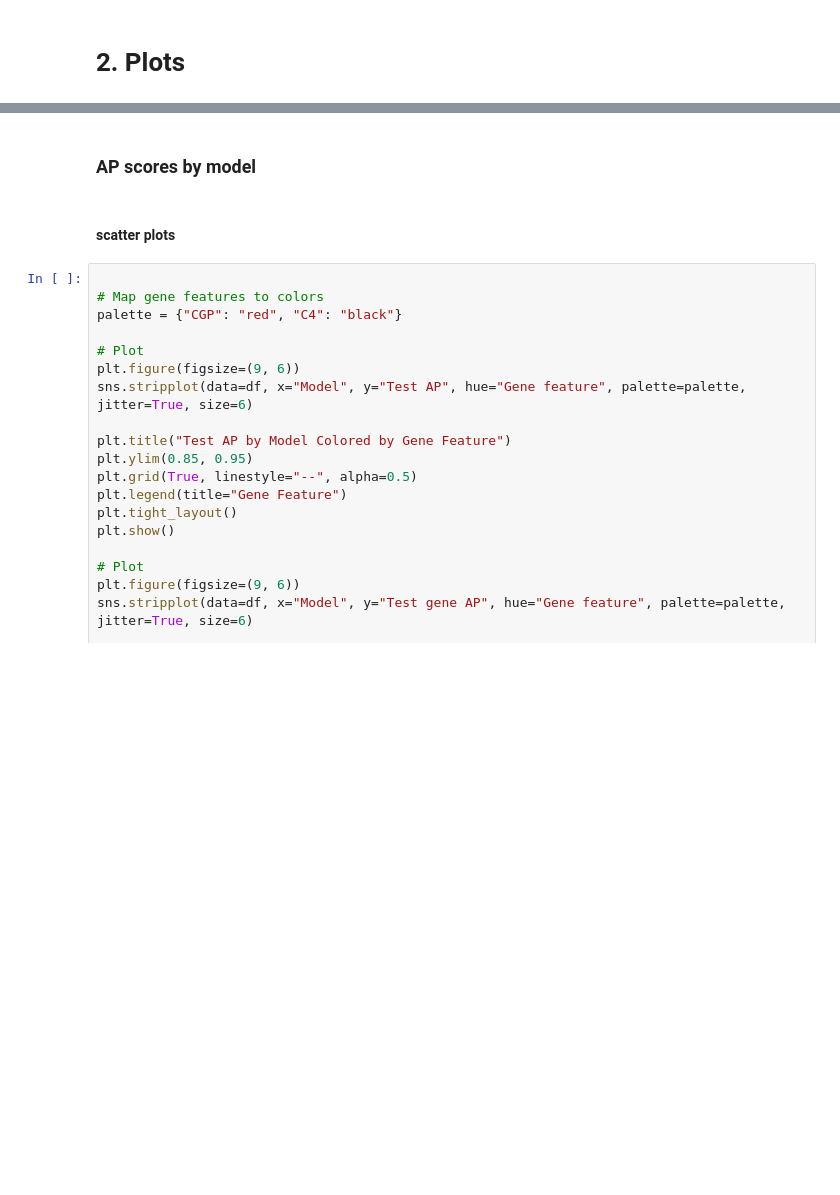
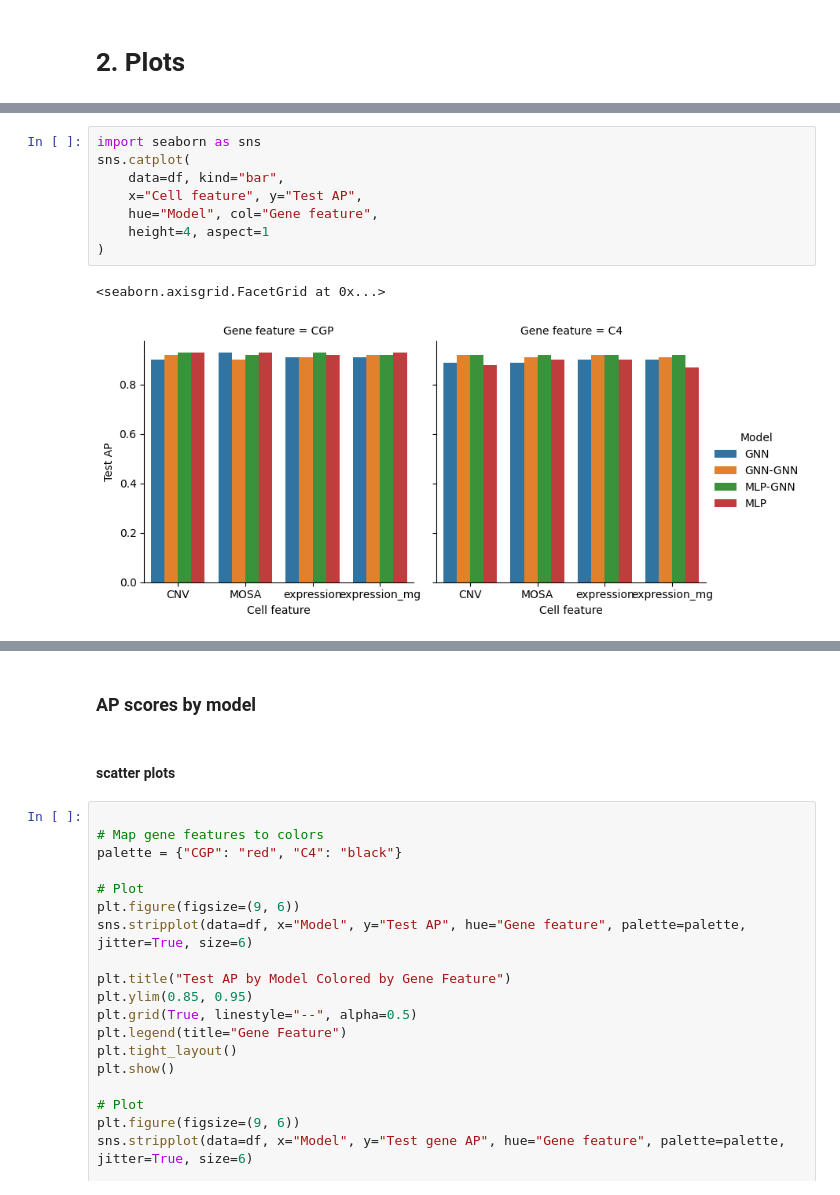
Before and after one commit to jovanafilipovic1/HetGNN, a Jupyter notebook: Analysis.ipynb, the cells around one changed output, grey strips where cells are left out. Saved outputs shown, nothing was run; the diff lists cells and outputs as text; blank space fills up the shorter version.

Commit message:
feature importance analysis setup ready

```diff
--- a/Analysis.ipynb
+++ b/Analysis.ipynb
@@ -54,0 +60,11 @@ df = pd.DataFrame(data)
+# %%
+import seaborn as sns
+sns.catplot(
+    data=df, kind="bar",
+    x="Cell feature", y="Test AP",
+    hue="Model", col="Gene feature",
+    height=4, aspect=1
+)
+# %% [output]
+<seaborn.axisgrid.FacetGrid at 0x...>
+[figure, added]
```
Also changed, not shown: parts of 16 cells of this notebook, 4 other files.
